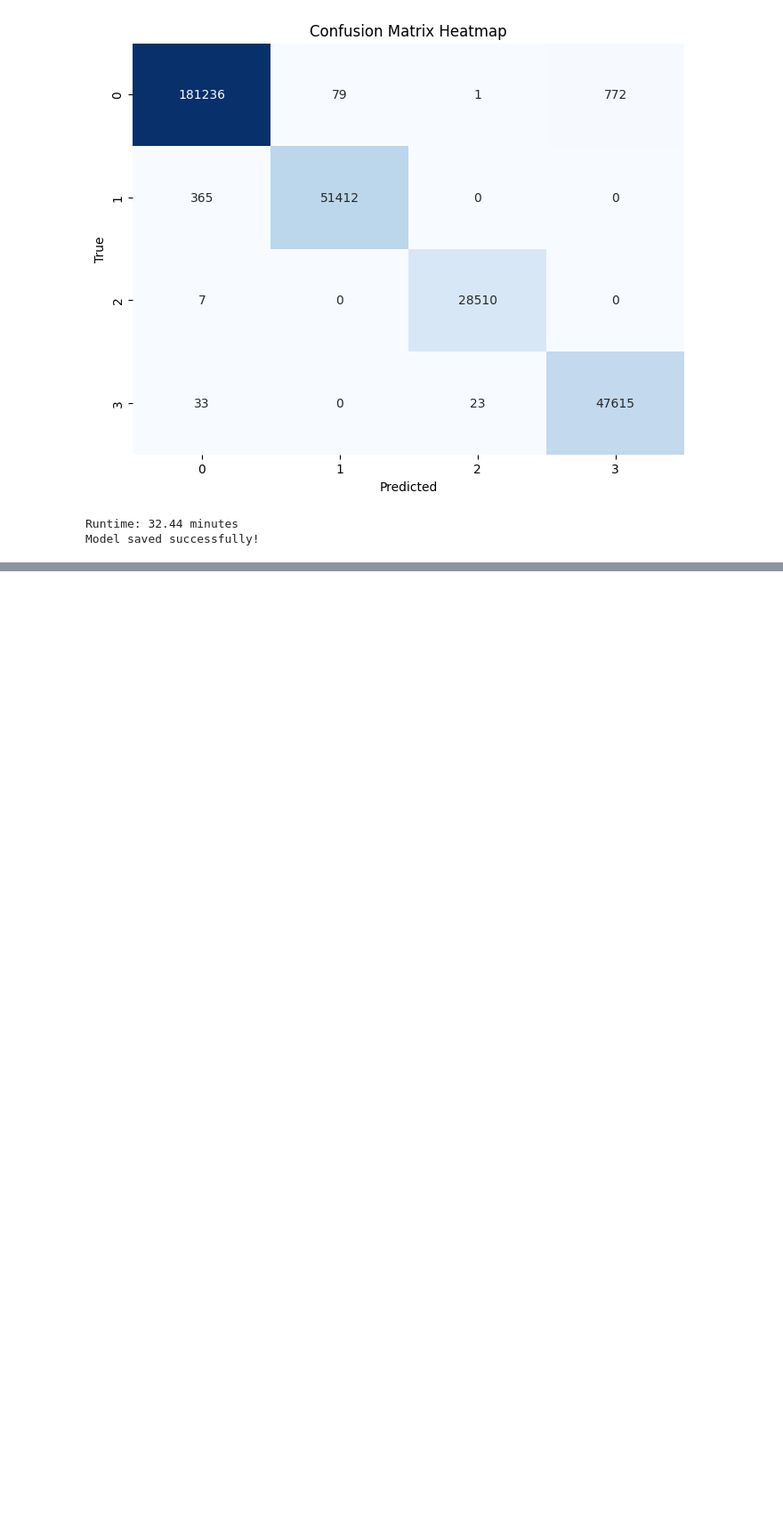
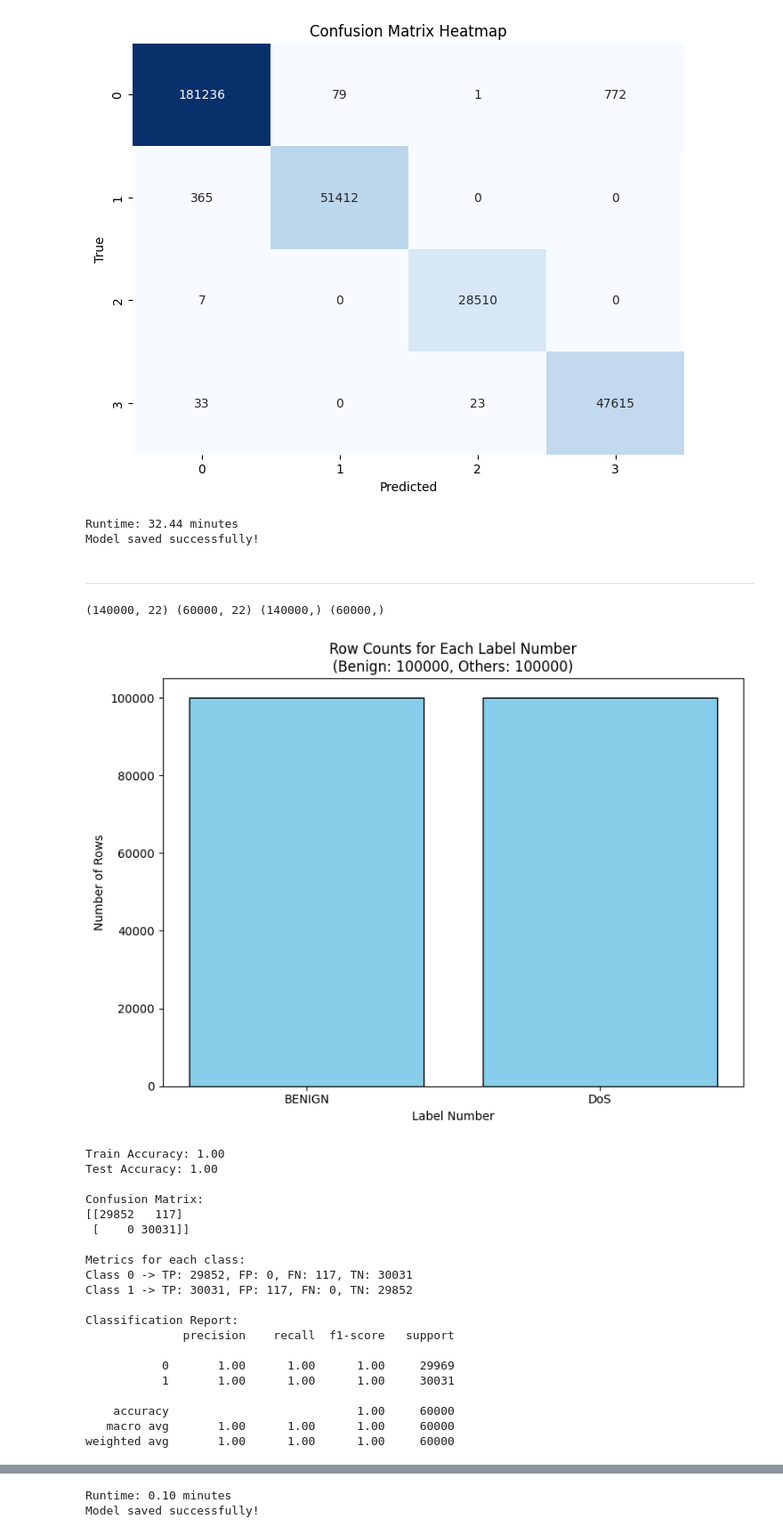
Before and after one commit to Shayhha/NetSpect, a Jupyter notebook: src/models/improved_dataset.ipynb, the cells around one changed output, grey strips where cells are left out. Shown at 89% size. Drawn from its saved outputs; the diff is of its cells as text; code cells hidden in the pictures; blank space fills up the shorter version.

Commit message:
Added some code to generate a dataset for DoS IP attack for testing, also added code to build the model for the attack.

```diff
--- a/src/models/improved_dataset.ipynb
+++ b/src/models/improved_dataset.ipynb
@@ -798,3 +798,60 @@ weighted avg       1.00      1.00      1.00    310053
 [figure]
 Runtime: 32.44 minutes
 Model saved successfully!
+# %% [markdown]
+---
+# %%
+dataframe = pd.read_csv('only_zeros.csv')
+dataframe.columns = dataframe.columns.str.strip()
+
+# train-test split
+X = dataframe.drop(columns=['Label'])
+y = dataframe['Label']
+
+mappingLabels = {
+    'BENIGN': 0,
+    'DoS': 1
+}
+y = y.map(mappingLabels)
+
+# train and test split
+X_train, X_test, y_train, y_test = train_test_split(X, y, test_size=0.3, random_state=42)
+print(X_train.shape, X_test.shape, y_train.shape, y_test.shape)
+count_and_plot(y, ['BENIGN', 'DoS'])
+
+# remove null and scale
+remove_null_and_infi(X_train, X_test)
+columnsToScale = [column for column in X_train.columns if column != 'Label']
+X_train_scaled, X_test_scaled = scaleData(scaler, X_train, X_test, columnsToScale, 'zeros_dos')
+
+# train the model and save the output
+start_time = time.time()
+model = train_and_evaluate_svm(X_train_scaled, X_test_scaled, y_train, y_test)
+runtime = (time.time() - start_time)/60
+print(f"Runtime: {runtime:.2f} minutes")
+
+joblib.dump(model, 'zeros_dos_svm_model_2.pkl')
+print("Model saved successfully!")
+# %% [output]
+(140000, 22) (60000, 22) (140000,) (60000,)
+[figure, added]
+Train Accuracy: 1.00
+Test Accuracy: 1.00
+
+Confusion Matrix:
+[[29852   117]
+ [    0 30031]]
+
+Metrics for each class:
+Class 0 -> TP: 29852, FP: 0, FN: 117, TN: 30031
+Class 1 -> TP: 30031, FP: 117, FN: 0, TN: 29852
+
+Classification Report:
+              precision    recall  f1-score   support
+
+           0       1.00      1.00      1.00     29969
+           1       1.00      1.00      1.00     30031
+
+    accuracy                           1.00     60000
+   macro avg       1.00      1.00      1.00     60000
+weighted avg       1.00      1.00      1.00     60000
@@ -800,0 +859,2 @@ Model saved successfully!
+Runtime: 0.10 minutes
+Model saved successfully!
```
Also changed, not shown: parts of 1 cell of this notebook, 1 other file.
